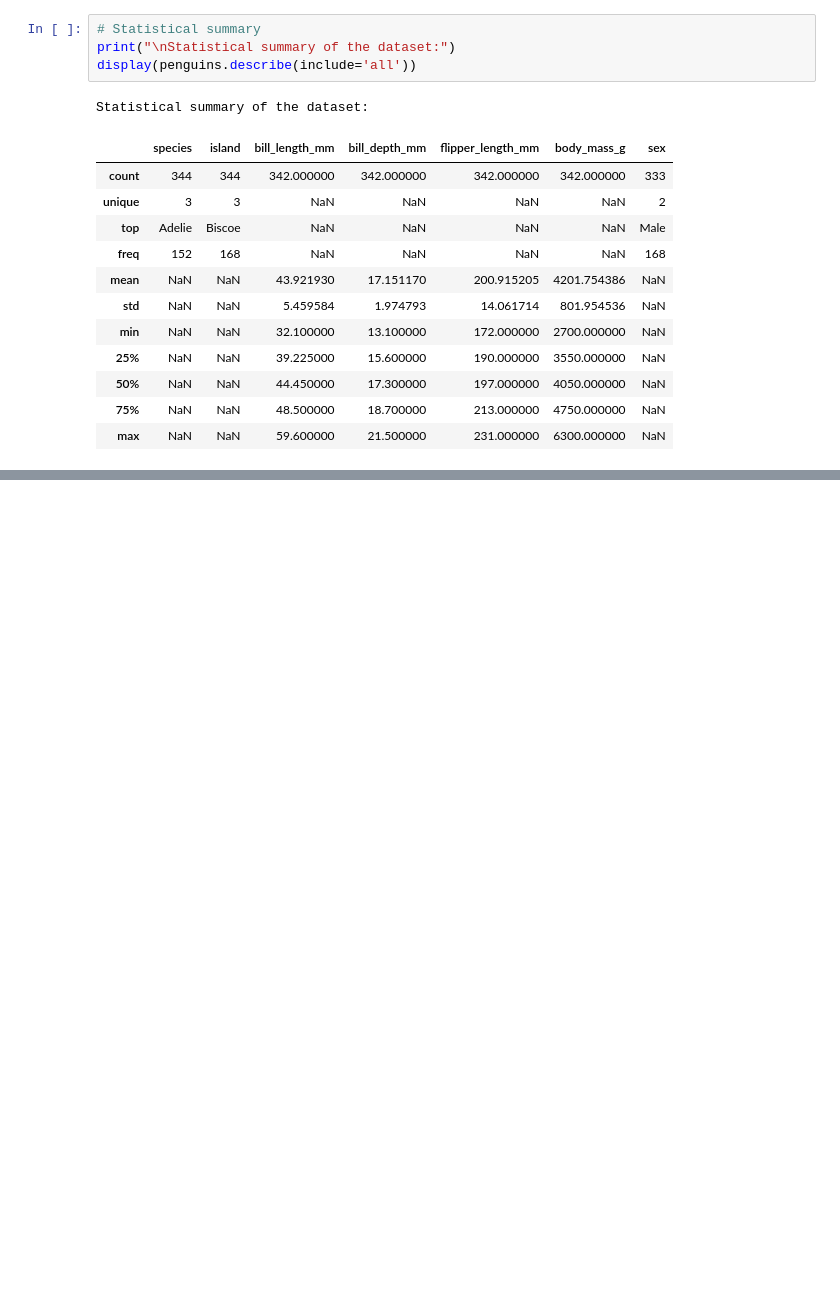
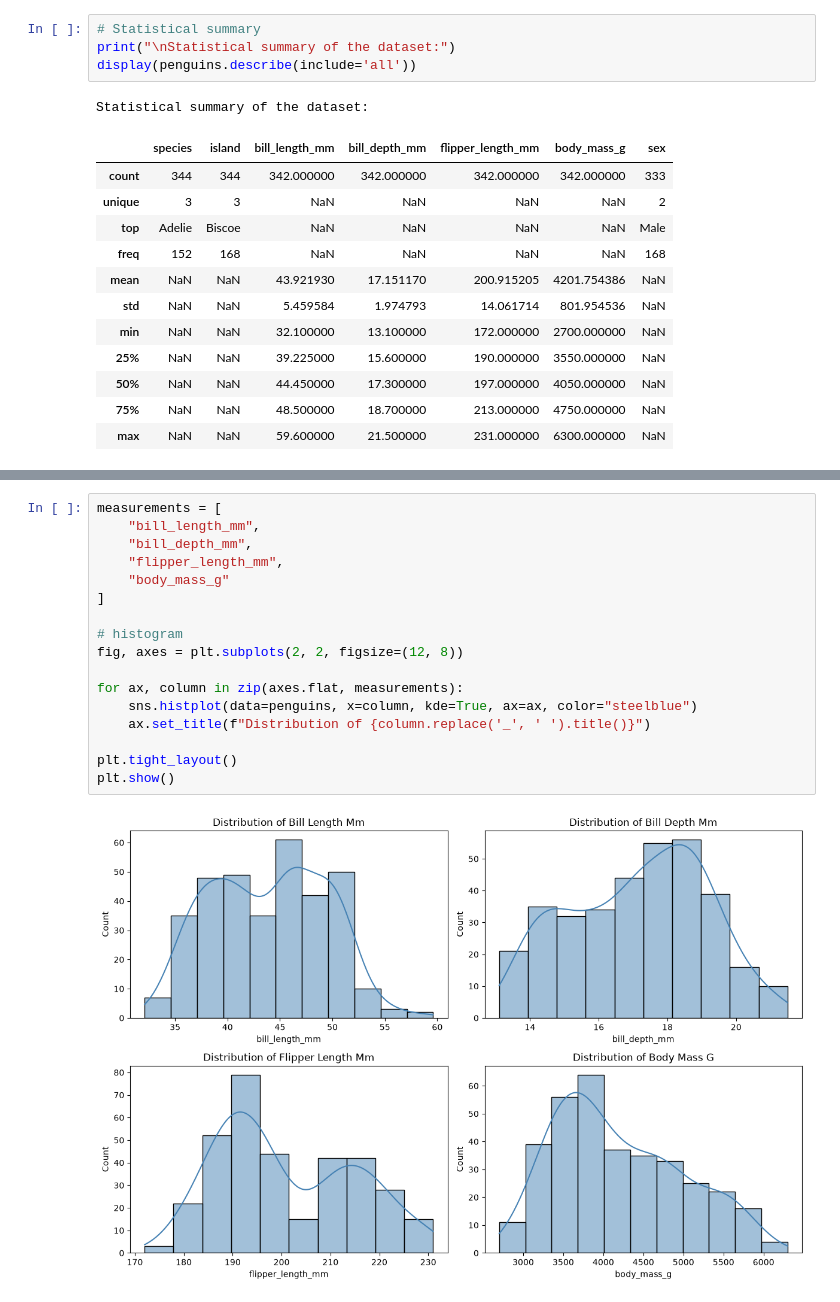
Before and after one commit to CH-CHISAKA/Machine_Learning_and_Data_Science, a Jupyter notebook: 04-assignments/01-assignment/palmer-penguins.ipynb, the cells around one changed output, grey strips where cells are left out. Cells and saved outputs as stored; diff of their text form; blank space fills up the shorter version.

```diff
--- a/04-assignments/01-assignment/palmer-penguins.ipynb
+++ b/04-assignments/01-assignment/palmer-penguins.ipynb
@@ -103,0 +122,19 @@ Statistical summary of the dataset:
+# %%
+measurements = [
+    "bill_length_mm",
+    "bill_depth_mm",
+    "flipper_length_mm",
+    "body_mass_g"
+]
+
+# histogram
+fig, axes = plt.subplots(2, 2, figsize=(12, 8))
+
+for ax, column in zip(axes.flat, measurements):
+    sns.histplot(data=penguins, x=column, kde=True, ax=ax, color="steelblue")
+    ax.set_title(f"Distribution of {column.replace('_', ' ').title()}")
+
+plt.tight_layout()
+plt.show()
+# %% [output]
+[figure, added]
```
Also changed, not shown: parts of 8 cells of this notebook.
